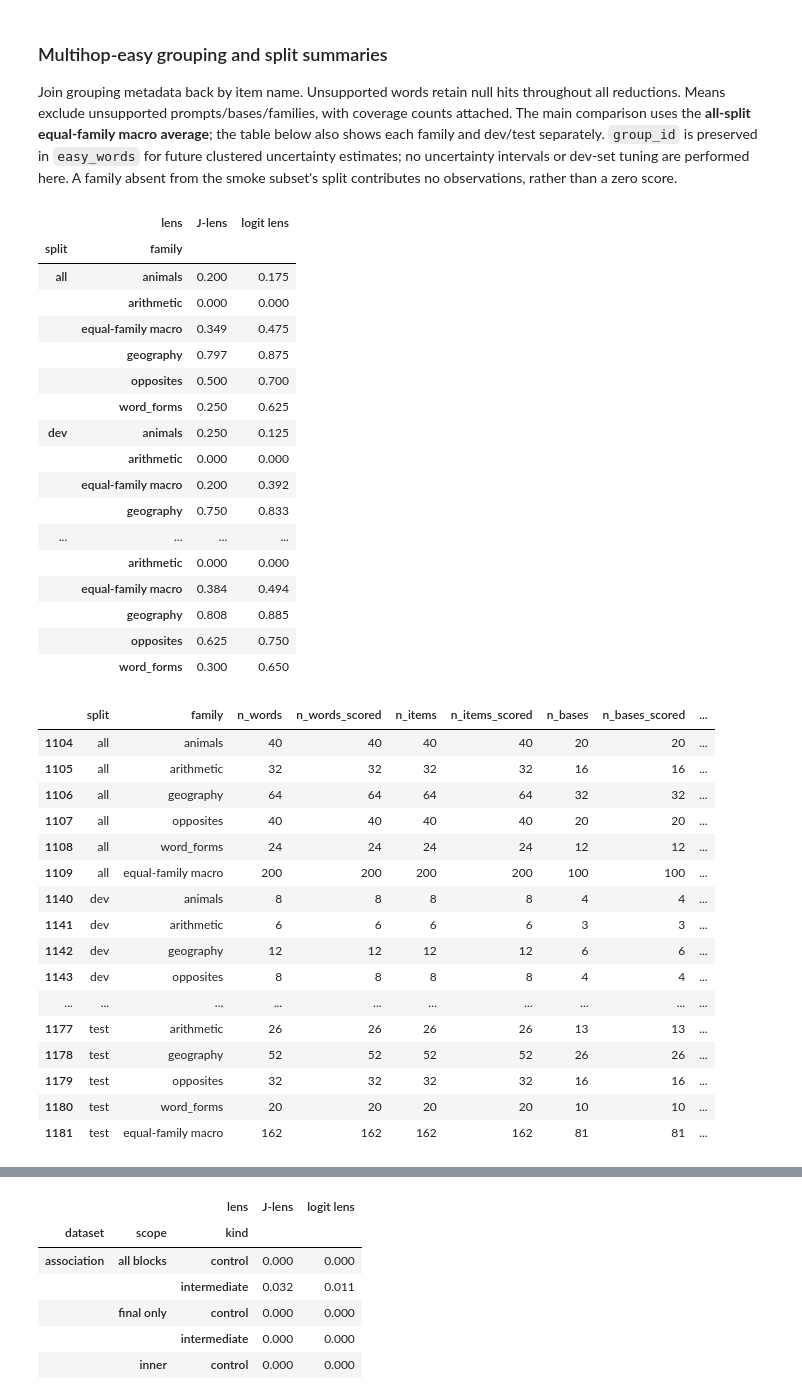
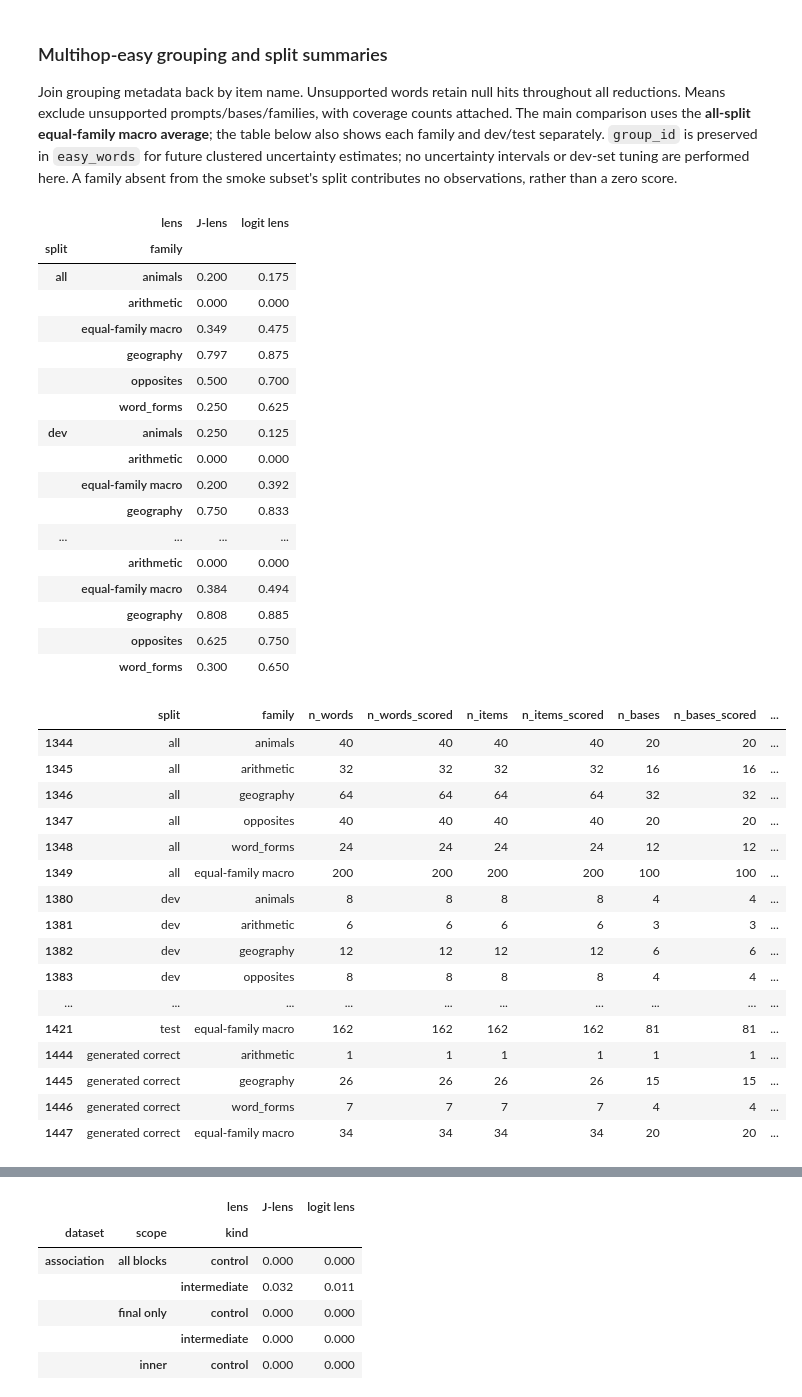
Before and after one commit to ai360-project-school-j-lens/jacobian-lens-gpt2, a Jupyter notebook: notebooks/gpt2-xl/latent_bridge_v2/latent_bridge_v2_lens_benchmark.ipynb, the cells around one changed output, grey strips where cells are left out. Saved outputs shown, nothing was run; the diff lists cells and outputs as text; code cells hidden in the pictures.

```diff
--- a/notebooks/gpt2-xl/latent_bridge_v2/latent_bridge_v2_lens_benchmark.ipynb
+++ b/notebooks/gpt2-xl/latent_bridge_v2/latent_bridge_v2_lens_benchmark.ipynb
@@ -84,6 +86,8 @@ MAX_BATCH_TOKENS = 4096
 MAX_SEQ_LEN = 512
 POSITION_CHUNK_SIZE = 8
 RANK_CHUNK_SIZE = 8
+MAX_NEW_TOKENS = 24  # greedy continuation per annotated item, scored as a completed answer
+STRIP_ARTICLES = True  # base models continue "... is" with "the"/"a" before the answer
 K_VALUES = [1, 2, 5, 10, 20, 50, 100]
 K = 10
 SMOKE_ITEMS_PER_DATASET = 2
@@ -206,6 +210,7 @@ if not tokenizer.is_fast:
 implementation = [
     "jlens/position_benchmark.py", "jlens/batched_evaluation.py", "jlens/evaluation.py",
     "jlens/hf.py", "jlens/readout.py", "jlens/strict_scoring.py", "jlens/lens.py", "jlens/hooks.py",
+    "jlens/generated_answers.py",
 ]
 notebook_path = REPO / "notebooks/gpt2-xl/latent_bridge_v2/latent_bridge_v2_lens_benchmark.ipynb"
 notebook_code = ["".join(cell["source"]) for cell in json.loads(notebook_path.read_text())["cells"]
@@ -223,6 +228,7 @@ manifest = {
     "matmul_precision": torch.get_float32_matmul_precision(),
     "batch_size": BATCH_SIZE, "max_batch_tokens": MAX_BATCH_TOKENS,
     "max_seq_len": MAX_SEQ_LEN, "position_chunk_size": POSITION_CHUNK_SIZE,
+    "max_new_tokens": MAX_NEW_TOKENS,
     "rank_chunk_size": RANK_CHUNK_SIZE,
     "scoring": "decoded-whole-token; lexical pre-softcap; ties by token ID; whitespace preserved",
 }
@@ -278,8 +284,13 @@ else:
     )
     position_words, latent_items = evaluate_position_ranks(model, fitted_lens, latent_evals, **options)
     anth_words, anth_items = evaluate_paired_batched(model, fitted_lens, anthropic_evals, **options)
+    generations = generate_answers_batched(
+        hf_model, model, selected_evals, batch_size=BATCH_SIZE, max_batch_tokens=MAX_BATCH_TOKENS,
+        max_seq_len=MAX_SEQ_LEN, max_new_tokens=MAX_NEW_TOKENS, progress=True,
+    )
     payload = {"manifest": manifest, "position_words": position_words, "latent_items": latent_items,
-               "anth_words": anth_words, "anth_items": anth_items, "spans": spans, "n_layers": model.n_layers}
+               "anth_words": anth_words, "anth_items": anth_items, "spans": spans, "n_layers": model.n_layers,
+               "generations": generations}
     temporary = CACHE_PATH.with_suffix(".tmp")
     pd.to_pickle(payload, temporary)
     temporary.replace(CACHE_PATH)
@@ -287,9 +298,11 @@ else:
     if torch.cuda.is_available():
         torch.cuda.empty_cache()
 
-position_words, latent_items, anth_words, anth_items = (
-    payload[name] for name in ["position_words", "latent_items", "anth_words", "anth_items"]
+position_words, latent_items, anth_words, anth_items, generations = (
+    payload[name] for name in ["position_words", "latent_items", "anth_words", "anth_items", "generations"]
 )
+# Scoring is cheap and runs on the cached continuations, so it can change without a model pass.
+answers = score_generations(generations, strip_articles=STRIP_ARTICLES)
 N_LAYERS = payload["n_layers"]
 INNER = slice(None, -1)
 span_words = reduce_position_ranks(position_words, payload["spans"])
@@ -362,11 +384,13 @@ coverage = coverage_source.assign(supported=coverage_source.ranks.notna()).group
 display(coverage.xs("logit lens", level="lens"))
 print("Coverage is identical across lenses (checked above).")
 
-latent_metadata = latent_items[["dataset", "item", "gpt2_kept", "model_correct"]]
+latent_metadata = latent_items[["dataset", "item", "gpt2_kept", "model_correct"]].merge(
+    answers[["dataset", "item", "answer_correct"]], on=["dataset", "item"], validate="one_to_one",
+)
 span_words = span_words.merge(latent_metadata, on=["dataset", "item"], validate="many_to_one")
 latent_subsets = {
     "all candidates": span_words,
-    "current model correct": span_words[span_words.model_correct.eq(True)],
+    "current model correct": span_words[span_words.answer_correct.eq(True)],
     "historical GPT-2 kept": span_words[span_words.gpt2_kept],
 }
 display(pd.DataFrame([
@@ -453,6 +477,7 @@ Join grouping metadata back by item name. Unsupported words retain null hits thr
 easy_words = anth_words[anth_words.dataset.eq("multihop-easy")].merge(
     easy_metadata, on="item", validate="many_to_one",
 )
+easy_correct = set(answers[answers.dataset.eq("multihop-easy") & answers.answer_correct.eq(True)].item)
 easy_tables = []
 for scope, layers in [("all blocks", slice(None)), ("inner", INNER), ("final only", [-1])]:
     for k in K_VALUES:
@@ -460,8 +485,11 @@ for scope, layers in [("all blocks", slice(None)), ("inner", INNER), ("final onl
             float(np.min(r[layers]) <= k) if r is not None else np.nan
             for r in easy_words.ranks
         ])
-        for split in ["all", "dev", "test"]:
-            subset = scored if split == "all" else scored[scored.split.eq(split)]
+        for split in ["all", "dev", "test", "generated correct"]:
+            if split == "generated correct":
+                subset = scored[scored.item.isin(easy_correct)]
+            else:
+                subset = scored if split == "all" else scored[scored.split.eq(split)]
             for (lens_name, kind), group in subset.groupby(["lens", "kind"]):
                 prompt_hits = group.groupby(["family", "base_id", "item"]).hit.mean()
                 base_hits = prompt_hits.groupby(["family", "base_id"]).mean()
@@ -484,46 +512,46 @@ for scope, layers in [("all blocks", slice(None)), ("inner", INNER), ("final onl
 easy_scores = pd.DataFrame(easy_tables)
 display(easy_scores[easy_scores.k.eq(K) & easy_scores.kind.eq("intermediate")
                     & easy_scores.scope.eq("inner")].pivot(
     index=["split", "family"], columns="lens", values="score",
 ).round(3))
 display(easy_scores[easy_scores.k.eq(K) & easy_scores.kind.eq("intermediate")
                     & easy_scores.scope.eq("inner") & easy_scores.lens.eq("logit lens")][
     ["split", "family", "n_words", "n_words_scored", "n_items", "n_items_scored",
      "n_bases", "n_bases_scored", "n_families", "n_families_scored"]
 ])
 # %% [output]
 |  | lens | J-lens | logit lens |
 | split | family |  |  |
 | all | animals | 0.200 | 0.175 |
 |  | arithmetic | 0.000 | 0.000 |
 |  | equal-family macro | 0.349 | 0.475 |
 |  | geography | 0.797 | 0.875 |
 |  | opposites | 0.500 | 0.700 |
 |  | word_forms | 0.250 | 0.625 |
 | dev | animals | 0.250 | 0.125 |
 |  | arithmetic | 0.000 | 0.000 |
 |  | equal-family macro | 0.200 | 0.392 |
 |  | geography | 0.750 | 0.833 |
 | ... | ... | ... | ... |
 |  | arithmetic | 0.000 | 0.000 |
 |  | equal-family macro | 0.384 | 0.494 |
 |  | geography | 0.808 | 0.885 |
 |  | opposites | 0.625 | 0.750 |
 |  | word_forms | 0.300 | 0.650 |
 |  | split | family | n_words | n_words_scored | n_items | n_items_scored | n_bases | n_bases_scored | ... |
-| 1104 | all | animals | 40 | 40 | 40 | 40 | 20 | 20 | ... |
-| 1105 | all | arithmetic | 32 | 32 | 32 | 32 | 16 | 16 | ... |
-| 1106 | all | geography | 64 | 64 | 64 | 64 | 32 | 32 | ... |
-| 1107 | all | opposites | 40 | 40 | 40 | 40 | 20 | 20 | ... |
-| 1108 | all | word_forms | 24 | 24 | 24 | 24 | 12 | 12 | ... |
-| 1109 | all | equal-family macro | 200 | 200 | 200 | 200 | 100 | 100 | ... |
-| 1140 | dev | animals | 8 | 8 | 8 | 8 | 4 | 4 | ... |
-| 1141 | dev | arithmetic | 6 | 6 | 6 | 6 | 3 | 3 | ... |
-| 1142 | dev | geography | 12 | 12 | 12 | 12 | 6 | 6 | ... |
-| 1143 | dev | opposites | 8 | 8 | 8 | 8 | 4 | 4 | ... |
+| 1344 | all | animals | 40 | 40 | 40 | 40 | 20 | 20 | ... |
+| 1345 | all | arithmetic | 32 | 32 | 32 | 32 | 16 | 16 | ... |
+| 1346 | all | geography | 64 | 64 | 64 | 64 | 32 | 32 | ... |
+| 1347 | all | opposites | 40 | 40 | 40 | 40 | 20 | 20 | ... |
+| 1348 | all | word_forms | 24 | 24 | 24 | 24 | 12 | 12 | ... |
+| 1349 | all | equal-family macro | 200 | 200 | 200 | 200 | 100 | 100 | ... |
+| 1380 | dev | animals | 8 | 8 | 8 | 8 | 4 | 4 | ... |
+| 1381 | dev | arithmetic | 6 | 6 | 6 | 6 | 3 | 3 | ... |
+| 1382 | dev | geography | 12 | 12 | 12 | 12 | 6 | 6 | ... |
+| 1383 | dev | opposites | 8 | 8 | 8 | 8 | 4 | 4 | ... |
 | ... | ... | ... | ... | ... | ... | ... | ... | ... | ... |
-| 1177 | test | arithmetic | 26 | 26 | 26 | 26 | 13 | 13 | ... |
-| 1178 | test | geography | 52 | 52 | 52 | 52 | 26 | 26 | ... |
-| 1179 | test | opposites | 32 | 32 | 32 | 32 | 16 | 16 | ... |
-| 1180 | test | word_forms | 20 | 20 | 20 | 20 | 10 | 10 | ... |
-| 1181 | test | equal-family macro | 162 | 162 | 162 | 162 | 81 | 81 | ... |
+| 1421 | test | equal-family macro | 162 | 162 | 162 | 162 | 81 | 81 | ... |
+| 1444 | generated correct | arithmetic | 1 | 1 | 1 | 1 | 1 | 1 | ... |
+| 1445 | generated correct | geography | 26 | 26 | 26 | 26 | 15 | 15 | ... |
+| 1446 | generated correct | word_forms | 7 | 7 | 7 | 7 | 4 | 4 | ... |
+| 1447 | generated correct | equal-family macro | 34 | 34 | 34 | 34 | 20 | 20 | ... |
```
Also changed, not shown: parts of 8 cells of this notebook, 6 other files.
